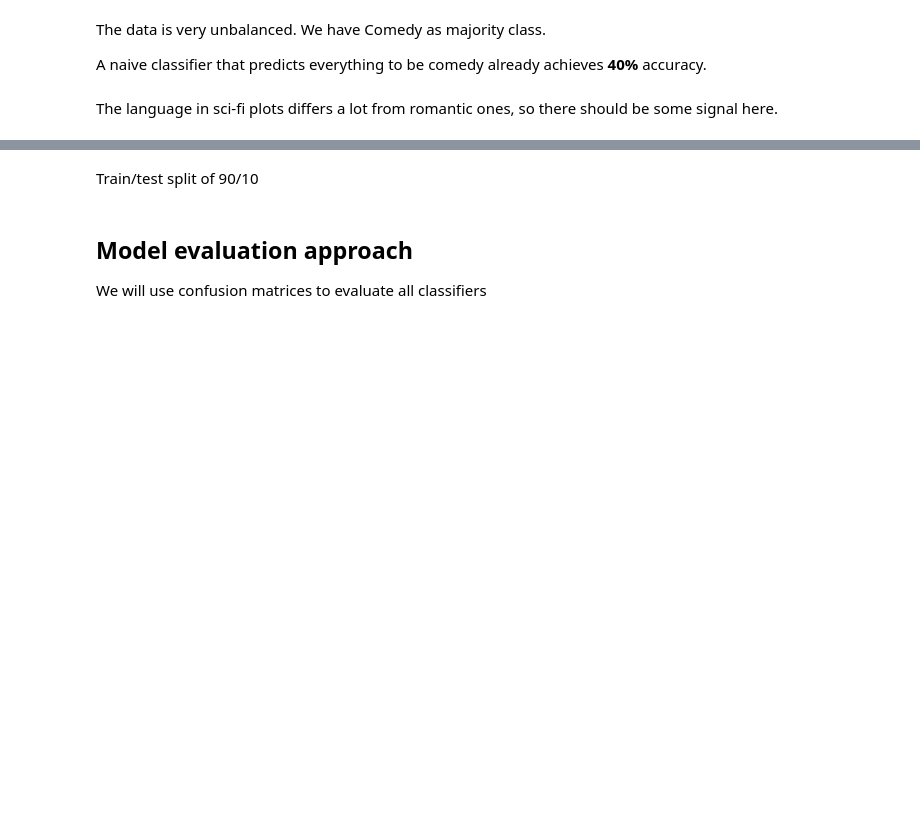
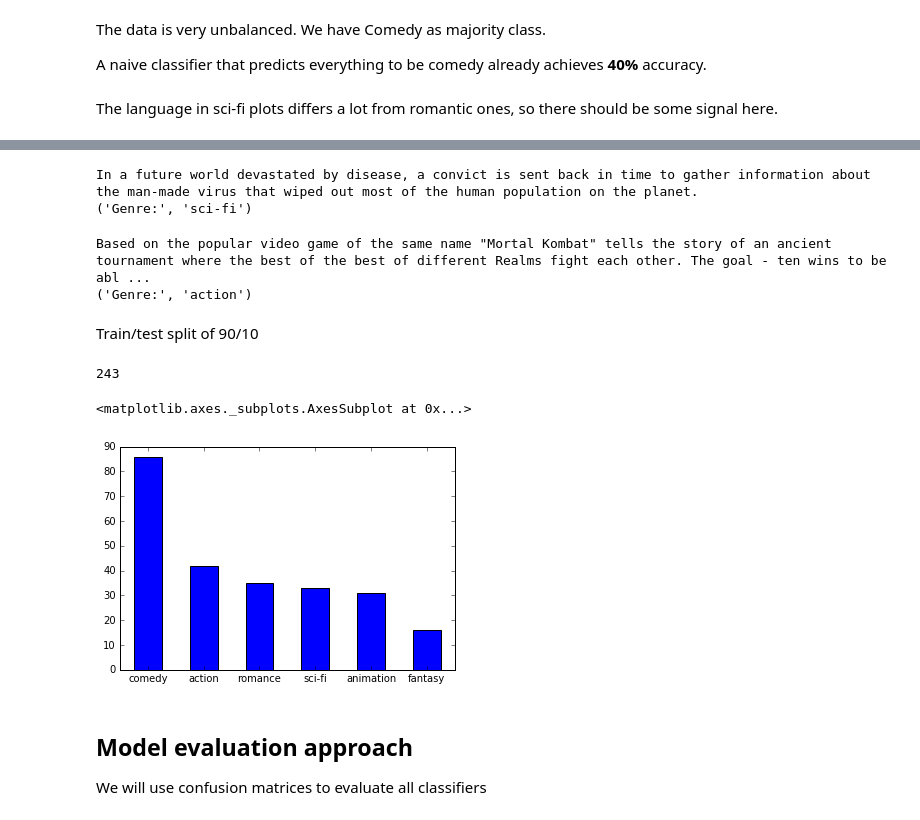
Before and after one commit to RaRe-Technologies/movie-plots-by-genre, a Jupyter notebook: Document classification with word embeddings tutorial.ipynb, the cells around one changed output, grey strips where cells are left out. Cells and saved outputs as stored; diff of their text form; code cells hidden in the pictures; blank space fills up the shorter version.

```diff
--- a/Document classification with word embeddings tutorial.ipynb
+++ b/Document classification with word embeddings tutorial.ipynb
@@ -89,11 +113,26 @@ def print_plot(movieId):
 # %%
-print_plot(32)
+print_plot(12)
+# %% [output]
+In a future world devastated by disease, a convict is sent back in time to gather information about the man-made virus that wiped out most of the human population on the planet.
+('Genre:', 'sci-fi')
 # %%
-print_plot(17)
+print_plot(15)
+# %% [output]
+Based on the popular video game of the same name "Mortal Kombat" tells the story of an ancient tournament where the best of the best of different Realms fight each other. The goal - ten wins to be abl ...
+('Genre:', 'action')
 # %% [markdown]
 Train/test split of 90/10
 # %%
 train_data, test_data = train_test_split(df, test_size=0.1, random_state=42)
+# %%
+len(test_data)
+# %% [output]
+243
+# %%
+test_data.tag.value_counts().plot(kind="bar", rot=0)
+# %% [output]
+<matplotlib.axes._subplots.AxesSubplot at 0x...>
+[figure, added]
 # %% [markdown]
 ## Model evaluation approach
 We will use confusion matrices to evaluate all classifiers
```
Also changed, not shown: parts of 52 cells of this notebook.
